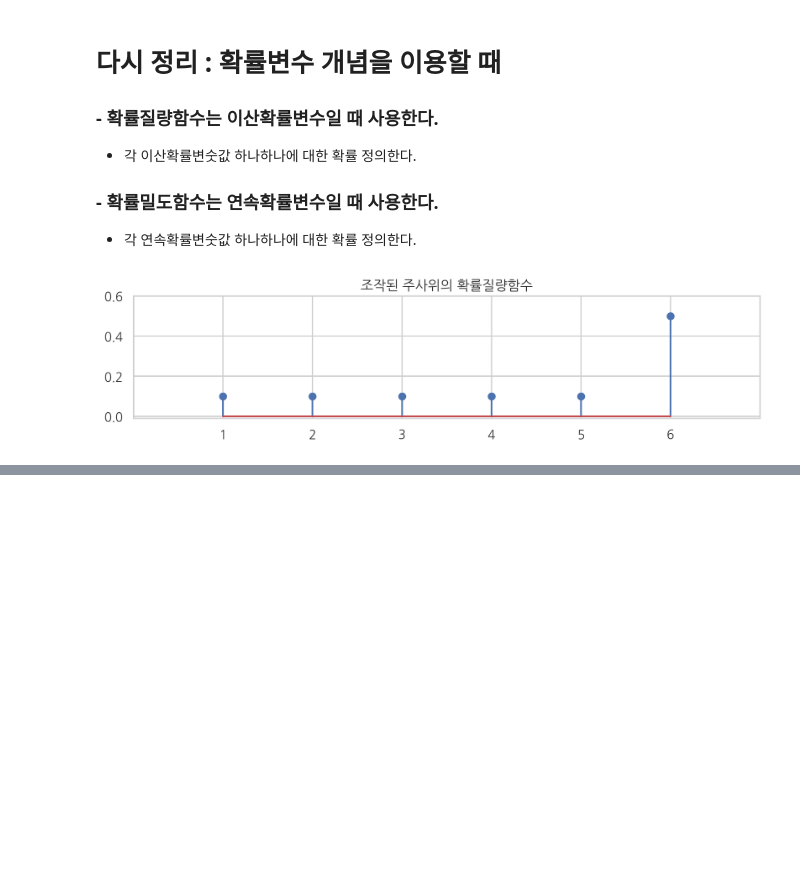
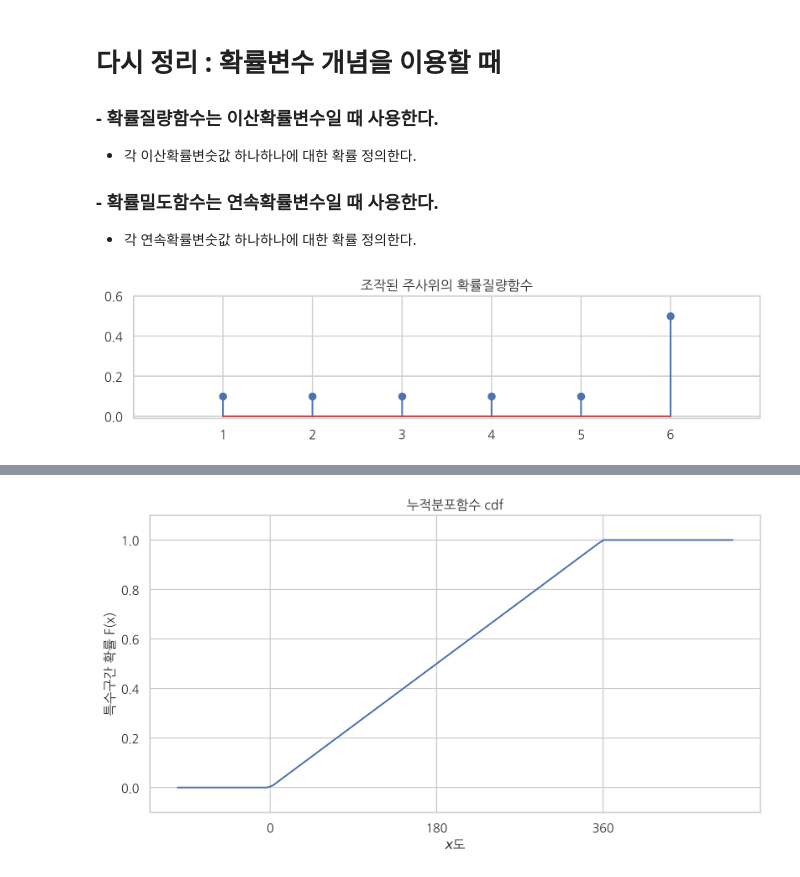
Before and after one commit to tigerkey10/tigerkey10.github.io, a Jupyter notebook: [Data Science] 데이터 분석 훈련_github/[6월 22일 - 데이터사이언스스쿨 수업 복습] 6장 확률론 기본개념 복습.ipynb, the cells around one changed output, grey strips where cells are left out. Drawn from its saved outputs; the diff is of its cells as text; code cells hidden in the pictures; blank space fills up the shorter version.

```diff
--- a/[Data Science] 데이터 분석 훈련_github/[6월 22일 - 데이터사이언스스쿨 수업 복습] 6장 확률론 기본개념 복습.ipynb
+++ b/[Data Science] 데이터 분석 훈련_github/[6월 22일 - 데이터사이언스스쿨 수업 복습] 6장 확률론 기본개념 복습.ipynb
@@ -245,0 +271,16 @@ aa
+# %%
+# 누적분포함수 그려보자.
+xx = np.linspace(-100,500,100)
+F = xx/360 # 누적분포함수 값들
+F[xx<0] = 0
+F[1<F] = 1
+plt.figure(figsize=(10,5))
+plt.plot(xx, F)
+plt.ylim(-0.1,1.1)
+plt.xticks([0,180,360])
+plt.title('누적분포함수 cdf')
+plt.xlabel('$x$도')
+plt.ylabel('특수구간 확률 F(x)')
+plt.show()
+# %% [output]
+[figure, added]
```
Also changed, not shown: parts of 7 cells of this notebook, 1 other file.
